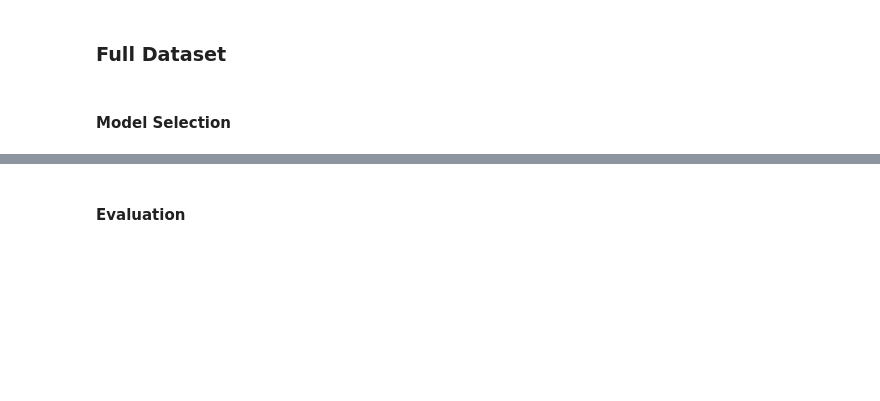
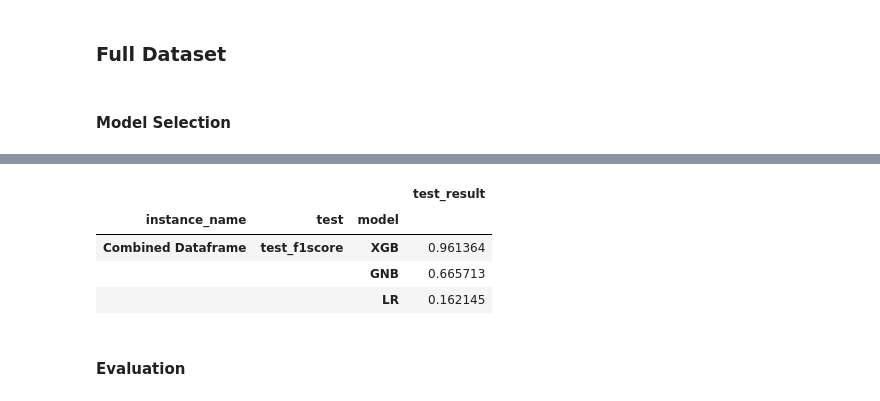
Before and after one commit to Karsten-Yan/ky-nf-capstone, a Jupyter notebook: pyberlin_demo.ipynb, the cells around one changed output, grey strips where cells are left out. Saved outputs shown, nothing was run; the diff lists cells and outputs as text; code cells hidden in the pictures; blank space fills up the shorter version.

```diff
--- a/pyberlin_demo.ipynb
+++ b/pyberlin_demo.ipynb
@@ -399,3 +372,11 @@ sel_c.plot_selection()
+# %%
+sel_c.get_scores(5)
+# %% [output]
+|  |  |  | test_result |
+| instance_name | test | model |  |
+| Combined Dataframe | test_f1score | XGB | 0.961364 |
+|  |  | GNB | 0.665713 |
+|  |  | LR | 0.162145 |
 # %% [markdown]
 #### Evaluation
 # %%
```
Also changed, not shown: parts of 18 cells of this notebook.
